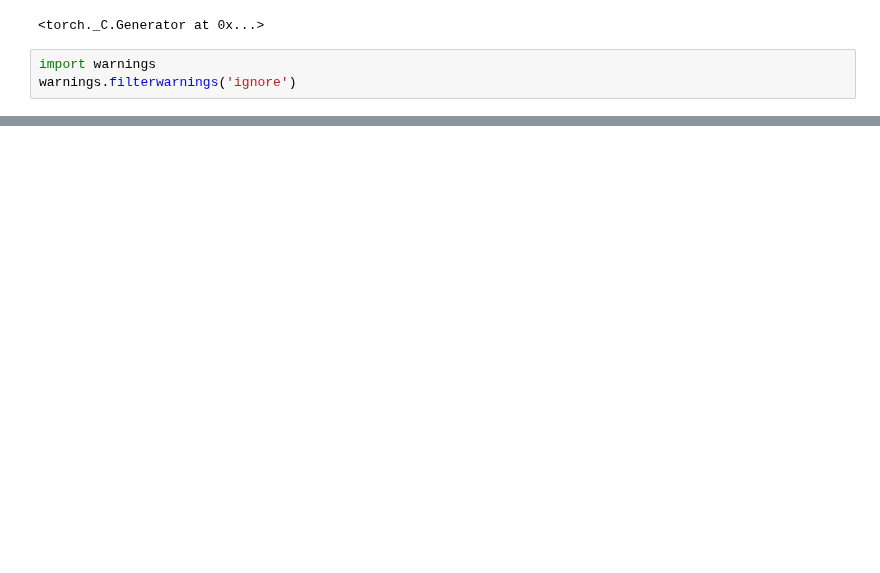
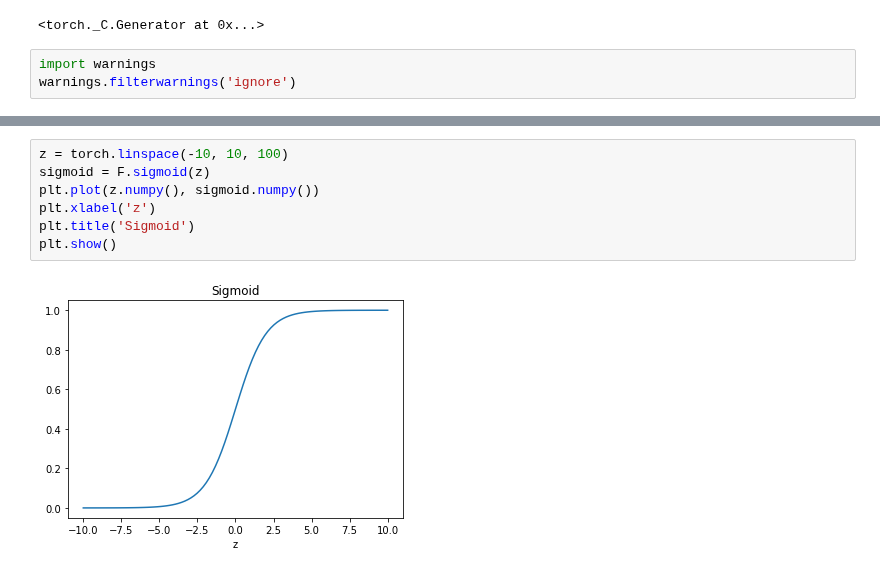
Before and after one commit to rkingery/ml_tutorials, a Jupyter notebook: notebooks/neural_nets_2.ipynb, the cells around one changed output, grey strips where cells are left out. Saved outputs shown, nothing was run; the diff lists cells and outputs as text; blank space fills up the shorter version.

```diff
--- a/notebooks/neural_nets_2.ipynb
+++ b/notebooks/neural_nets_2.ipynb
@@ -29,0 +71,9 @@ device
+# %%
+z = torch.linspace(-10, 10, 100)
+sigmoid = F.sigmoid(z)
+plt.plot(z.numpy(), sigmoid.numpy())
+plt.xlabel('z')
+plt.title('Sigmoid')
+plt.show()
+# %% [output]
+[figure, added]
```
Also changed, not shown: parts of 45 cells of this notebook, 2 other files.
